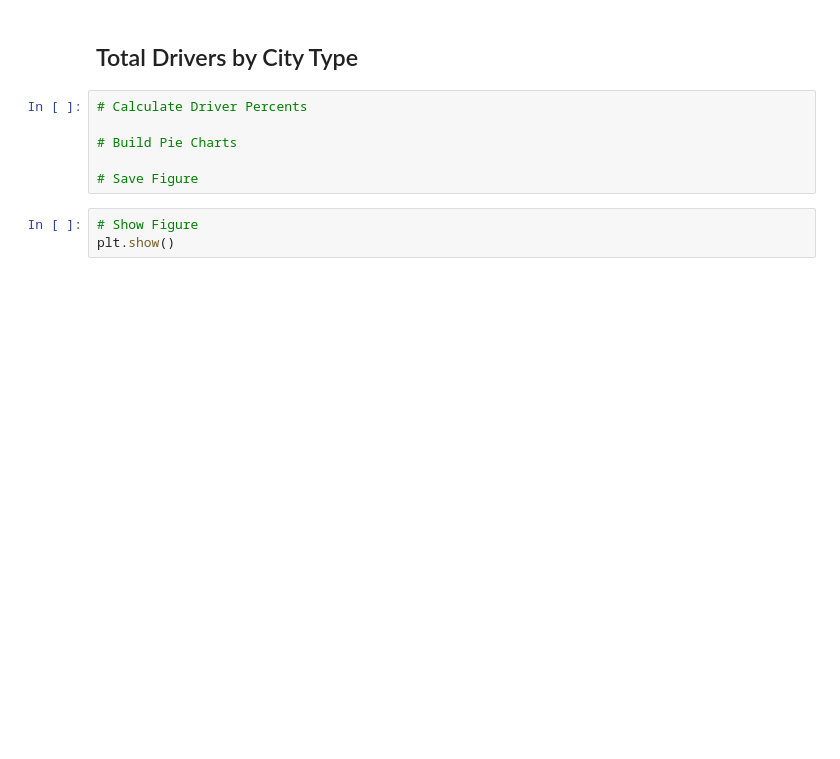
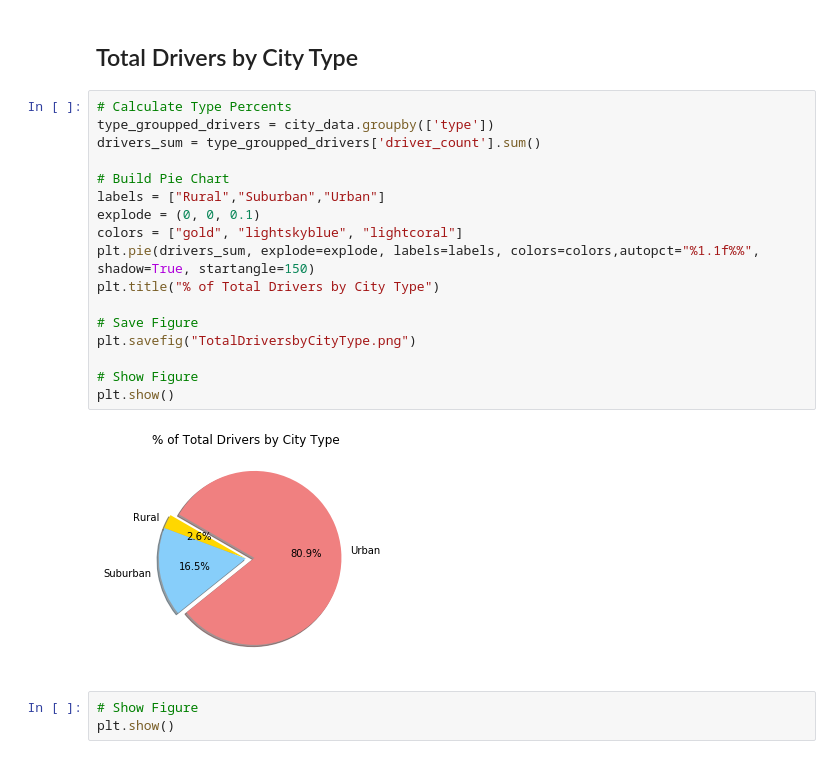
Before and after one commit to DeweshSrivastava/Dewesh_HW, a Jupyter notebook: pyber/pyber_starter.ipynb, the cells around one changed output. Saved outputs shown, nothing was run; the diff lists cells and outputs as text; blank space fills up the shorter version.

Commit message:
total drivers by city type

```diff
--- a/pyber/pyber_starter.ipynb
+++ b/pyber/pyber_starter.ipynb
@@ -146,12 +146,25 @@ plt.show()
 [figure]
 # %% [markdown]
 ## Total Drivers by City Type
-# %%
-# Calculate Driver Percents
-
-# Build Pie Charts
-
-# Save Figure
+# %%
+# Calculate Type Percents
+type_groupped_drivers = city_data.groupby(['type'])
+drivers_sum = type_groupped_drivers['driver_count'].sum()
+
+# Build Pie Chart
+labels = ["Rural","Suburban","Urban"]
+explode = (0, 0, 0.1)
+colors = ["gold", "lightskyblue", "lightcoral"]
+plt.pie(drivers_sum, explode=explode, labels=labels, colors=colors,autopct="%1.1f%%", shadow=True, startangle=150)
+plt.title("% of Total Drivers by City Type")
+
+# Save Figure
+plt.savefig("TotalDriversbyCityType.png")
+
+# Show Figure
+plt.show()
+# %% [output]
+[figure, added]
 # %%
 # Show Figure
 plt.show()
```
